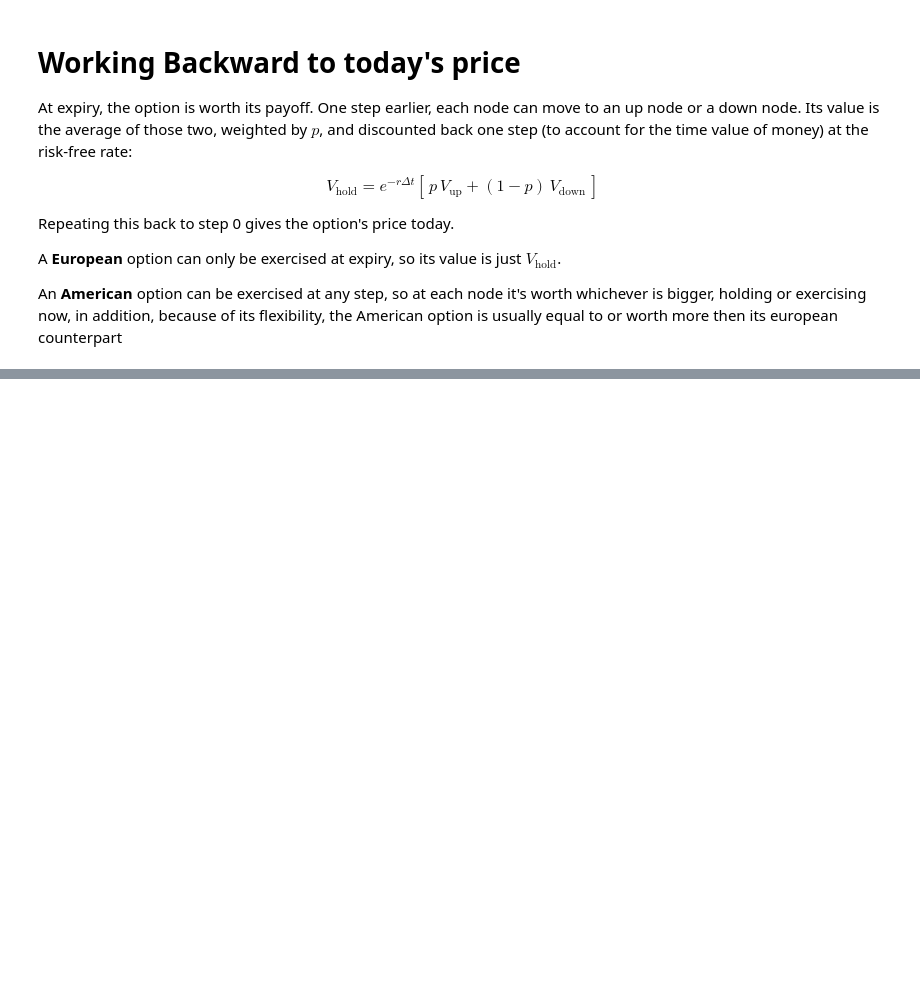
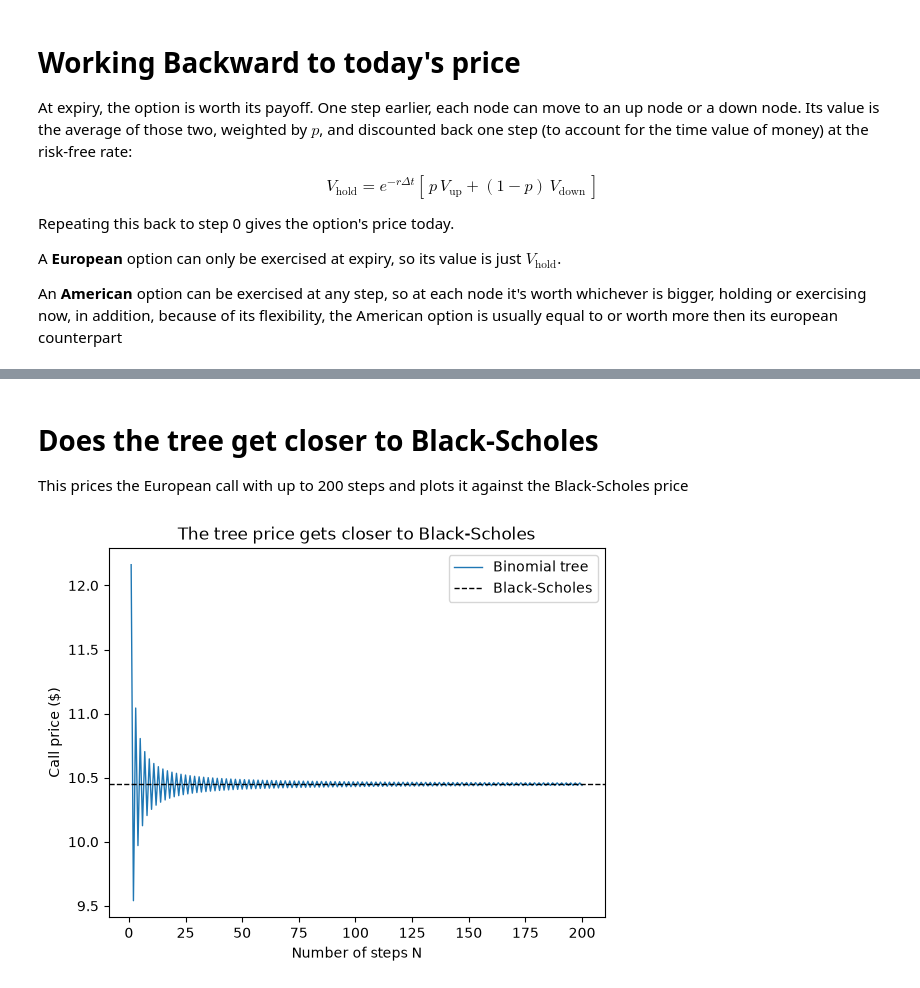
Before and after one commit to AmiraliNorouzi08/binomial-options-pricing-model, a Jupyter notebook: bopm.ipynb, the cells around one changed output, grey strips where cells are left out. Cells and saved outputs as stored; diff of their text form; code cells hidden in the pictures; blank space fills up the shorter version.

```diff
--- a/bopm.ipynb
+++ b/bopm.ipynb
@@ -96,0 +108,22 @@ def option_price(S0, K, T, r, sigma, N, option_type, american):
+# %%
+def norm_cdf(x):
+    return 0.5 * (1 + math.erf(x / math.sqrt(2)))
+
+def black_scholes(S0, K, T, r, sigma, option_type):
+    d1 = (math.log(S0 / K) + (r + 0.5 * sigma**2) * T) / (sigma * math.sqrt(T))
+    d2 = d1 - sigma * math.sqrt(T)
+
+    if option_type == "call":
+        return S0 * norm_cdf(d1) - K * math.exp(-r * T) * norm_cdf(d2)
+    elif option_type == "put":
+        return K * math.exp(-r * T) * norm_cdf(-d2) - S0 * norm_cdf(-d1)
+    else:
+        raise ValueError("option_type must be 'call' or 'put'")
+
+for option_type in ["call", "put"]:
+    tree = option_price(S0, K, T, r, sigma, 1000, option_type, False)
+    bs = black_scholes(S0, K, T, r, sigma, option_type)
+    print("European", option_type, "| tree:", round(tree, 4), "| Black-Scholes:", round(bs, 4))
+
+am = option_price(S0, K, T, r, sigma, 1000, "put", True)
+print("American put | tree:", round(am, 4), "| Black-Scholes: no formula")
@@ -96,0 +179,23 @@ def option_price(S0, K, T, r, sigma, N, option_type, american):
+# %% [markdown]
+# Does the tree get closer to Black-Scholes
+This prices the European call with up to 200 steps and plots it against the Black-Scholes price
+# %%
+steps = []
+prices = []
+for n in range(1, 201):
+    steps.append(n)
+    prices.append(option_price(S0, K, T, r, sigma, n, "call", False))
+
+bs = black_scholes(S0, K, T, r, sigma, "call")
+
+plt.figure()
+plt.plot(steps, prices, linewidth=1, label="Binomial tree")
+plt.axhline(bs, color="black", linestyle="--", linewidth=1, label="Black-Scholes")
+plt.xlabel("Number of steps N")
+plt.ylabel("Call price ($)")
+plt.title("The tree price gets closer to Black-Scholes")
+plt.legend()
+plt.savefig("images/convergence.png")
+plt.show()
+# %% [output]
+[figure, added]
```
Also changed, not shown: parts of 9 cells of this notebook, 3 other files.
